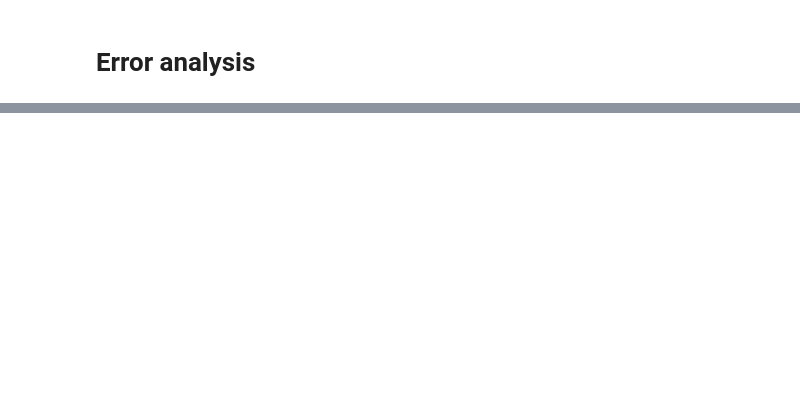
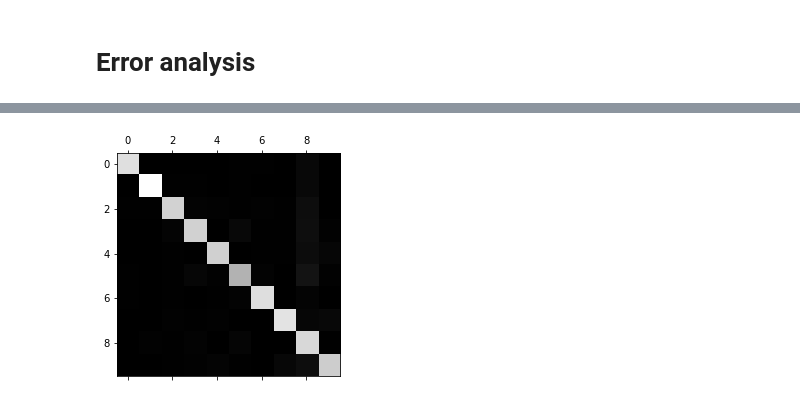
Before and after one commit to abhinav-thimma/ml-practise, a Jupyter notebook: handson-ml2-practise/Classification_MNIST.ipynb, the cells around one changed output, grey strips where cells are left out. Saved outputs shown, nothing was run; the diff lists cells and outputs as text; code cells hidden in the pictures; blank space fills up the shorter version.

```diff
--- a/handson-ml2-practise/Classification_MNIST.ipynb
+++ b/handson-ml2-practise/Classification_MNIST.ipynb
@@ -309 +309,6 @@ array([[5593,    0,   25,    7,    9,   54,   34,    6,  194,    1],
       dtype=int64)
+# %%
+plt.matshow(conf_mx, cmap=plt.cm.gray)
+plt.show()
+# %% [output]
+[figure, added]
```
Also changed, not shown: parts of 27 cells of this notebook.
